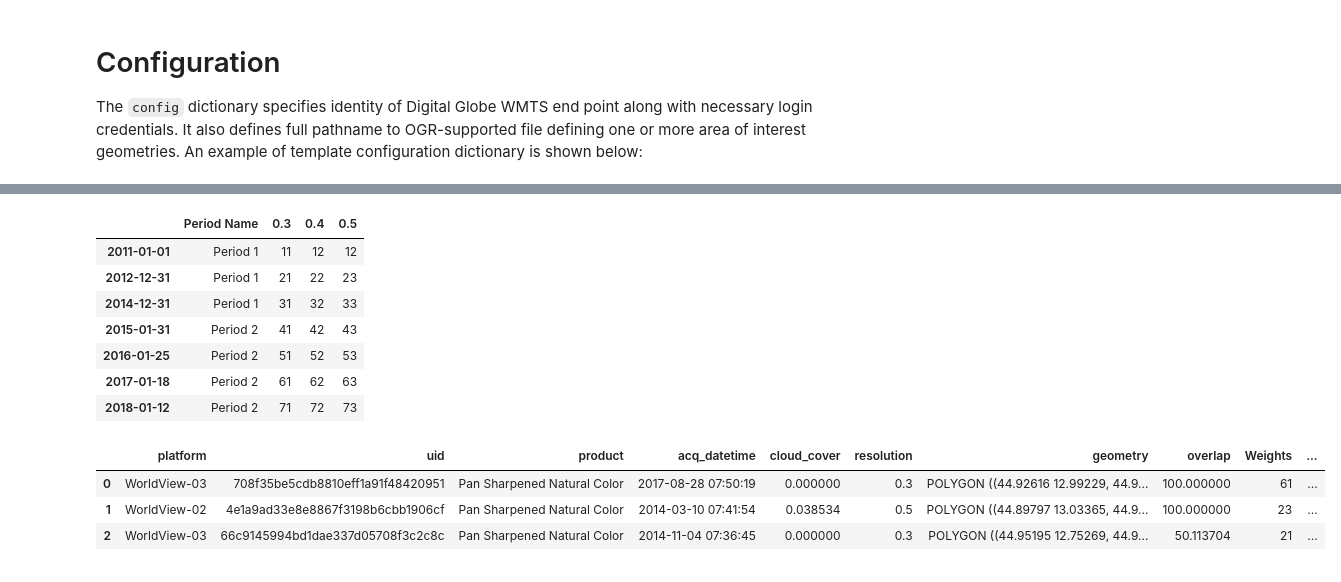
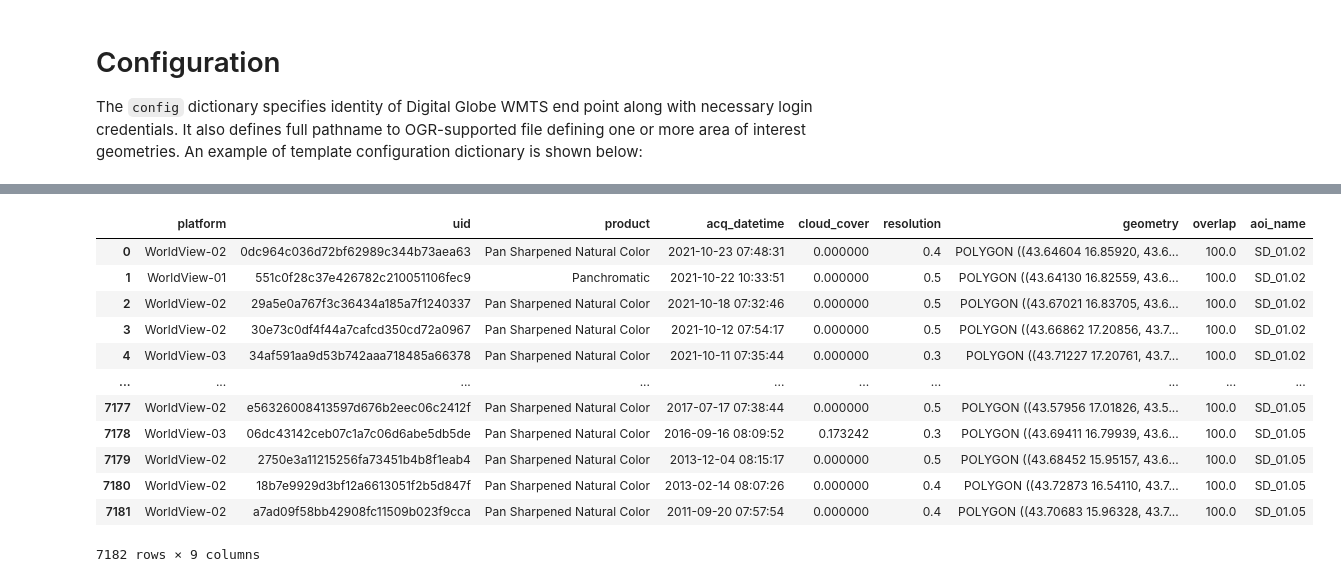
Before and after one commit to SatelliteApplicationsCatapult/wmts-extractor, a Jupyter notebook: notebooks/wmts-extractor-example.ipynb, the cells around one changed output, grey strips where cells are left out. Drawn from its saved outputs; the diff is of its cells as text; code cells hidden in the pictures.

```diff
--- a/notebooks/wmts-extractor-example.ipynb
+++ b/notebooks/wmts-extractor-example.ipynb
@@ -14,7 +14,7 @@ args = dict(
     overlap=None,        # Minimum percentage overlap - example: 80
     platforms=None,      # List of space-separated platforms - example: ['WorldView-01', 'GeoEye-01']
     max_resolution=None, # Max resolution in meters - example: 0.4
-    period_resolution='/cfg/period_resolution_filter.yml', # File location containing weights assigned to a pair time period/resolution
+    period_resolution=None, # File location containing weights assigned to a pair time period/resolution
     overwrite=False,     # Overwrite existing output files – otherwise skip download
     max_downloads=None,  # Max compliant downloads for aoi
     dirs=None,           # Path structure
@@ -33,8 +33,8 @@ config = dict(
     endpoint=dict(
         name='securewatch',
         credentials=dict(
-            username='',
-            password=''
+            username='yolanda.vazquez@sa.catapult.org.uk',
+            password='r7yyKgF!VcTxM2x'
         ),
         id='0f96fb54-cbb7-4191-afec-ea6372b311ab', # unique 32-character id assigned by Maxar to access services
         uri='https://securewatch.digitalglobe.com/earthservice/wmtsaccess',
@@ -68,50 +52,23 @@ number of cloud cover (`-c`), but will ignore any other related to time periods
-# %%
-period_resolution = {
-    'number_images': 3,
-    'resolutions': [0.3, 0.4, 0.5],
-    'periods': [
-        {
-            'name': 'Period 1',
-            'date_range': ['1/1/2011', '31/12/2014'],
-            'weights': [[11, 12, 12],
-                        [21, 22, 23],
-                        [31, 32, 33]]
-        },
-        {
-            'name': 'Period 2',
-            'date_range': ['31/1/2015', '1/12/2018'],
-            'weights': [[41, 42, 43],
-                        [51, 52, 53],
-                        [61, 62, 63],
-                        [71, 72, 73]]
-        }
-    ]
-}
-
-obtain_decision_table(period_resolution)
-# %% [output]
-|  | Period Name | 0.3 | 0.4 | 0.5 |
-| 2011-01-01 | Period 1 | 11 | 12 | 12 |
-| 2012-12-31 | Period 1 | 21 | 22 | 23 |
-| 2014-12-31 | Period 1 | 31 | 32 | 33 |
-| 2015-01-31 | Period 2 | 41 | 42 | 43 |
-| 2016-01-25 | Period 2 | 51 | 52 | 53 |
-| 2017-01-18 | Period 2 | 61 | 62 | 63 |
-| 2018-01-12 | Period 2 | 71 | 72 | 73 |
 # %%
-# Replace yml file path with the dictionary itself (both can be used)
-args['period_resolution'] = period_resolution
-
 # Create the SecureWatch Extractor object
 securewatch = Extractor(config, args)
 
 # Get all tiles under the conditions given above
 tiles = securewatch.get_tiles()
 
 # Show the tiles table
 tiles
 # %% [output]
-|  | platform | uid | product | acq_datetime | cloud_cover | resolution | geometry | overlap | Weights | ... |
-| 0 | WorldView-03 | 708f35be5cdb8810eff1a91f48420951 | Pan Sharpened Natural Color | 2017-08-28 07:50:19 | 0.000000 | 0.3 | POLYGON ((44.92616 12.99229, 44.9... | 100.000000 | 61 | ... |
-| 1 | WorldView-02 | 4e1a9ad33e8e8867f3198b6cbb1906cf | Pan Sharpened Natural Color | 2014-03-10 07:41:54 | 0.038534 | 0.5 | POLYGON ((44.89797 13.03365, 44.9... | 100.000000 | 23 | ... |
-| 2 | WorldView-03 | 66c9145994bd1dae337d05708f3c2c8c | Pan Sharpened Natural Color | 2014-11-04 07:36:45 | 0.000000 | 0.3 | POLYGON ((44.95195 12.75269, 44.9... | 50.113704 | 21 | ... |
+|  | platform | uid | product | acq_datetime | cloud_cover | resolution | geometry | overlap | aoi_name |
+| 0 | WorldView-02 | 0dc964c036d72bf62989c344b73aea63 | Pan Sharpened Natural Color | 2021-10-23 07:48:31 | 0.000000 | 0.4 | POLYGON ((43.64604 16.85920, 43.6... | 100.0 | SD_01.02 |
+| 1 | WorldView-01 | 551c0f28c37e426782c210051106fec9 | Panchromatic | 2021-10-22 10:33:51 | 0.000000 | 0.5 | POLYGON ((43.64130 16.82559, 43.6... | 100.0 | SD_01.02 |
+| 2 | WorldView-02 | 29a5e0a767f3c36434a185a7f1240337 | Pan Sharpened Natural Color | 2021-10-18 07:32:46 | 0.000000 | 0.5 | POLYGON ((43.67021 16.83705, 43.6... | 100.0 | SD_01.02 |
+| 3 | WorldView-02 | 30e73c0df4f44a7cafcd350cd72a0967 | Pan Sharpened Natural Color | 2021-10-12 07:54:17 | 0.000000 | 0.5 | POLYGON ((43.66862 17.20856, 43.7... | 100.0 | SD_01.02 |
+| 4 | WorldView-03 | 34af591aa9d53b742aaa718485a66378 | Pan Sharpened Natural Color | 2021-10-11 07:35:44 | 0.000000 | 0.3 | POLYGON ((43.71227 17.20761, 43.7... | 100.0 | SD_01.02 |
+| ... | ... | ... | ... | ... | ... | ... | ... | ... | ... |
+| 7177 | WorldView-02 | e56326008413597d676b2eec06c2412f | Pan Sharpened Natural Color | 2017-07-17 07:38:44 | 0.000000 | 0.5 | POLYGON ((43.57956 17.01826, 43.5... | 100.0 | SD_01.05 |
+| 7178 | WorldView-03 | 06dc43142ceb07c1a7c06d6abe5db5de | Pan Sharpened Natural Color | 2016-09-16 08:09:52 | 0.173242 | 0.3 | POLYGON ((43.69411 16.79939, 43.6... | 100.0 | SD_01.05 |
+| 7179 | WorldView-02 | 2750e3a11215256fa73451b4b8f1eab4 | Pan Sharpened Natural Color | 2013-12-04 08:15:17 | 0.000000 | 0.5 | POLYGON ((43.68452 15.95157, 43.6... | 100.0 | SD_01.05 |
+| 7180 | WorldView-02 | 18b7e9929d3bf12a6613051f2b5d847f | Pan Sharpened Natural Color | 2013-02-14 08:07:26 | 0.000000 | 0.4 | POLYGON ((43.72873 16.54110, 43.7... | 100.0 | SD_01.05 |
+| 7181 | WorldView-02 | a7ad09f58bb42908fc11509b023f9cca | Pan Sharpened Natural Color | 2011-09-20 07:57:54 | 0.000000 | 0.4 | POLYGON ((43.70683 15.96328, 43.7... | 100.0 | SD_01.05 |
+7182 rows × 9 columns
```
Also changed, not shown: parts of 8 cells of this notebook, 5 other files.
